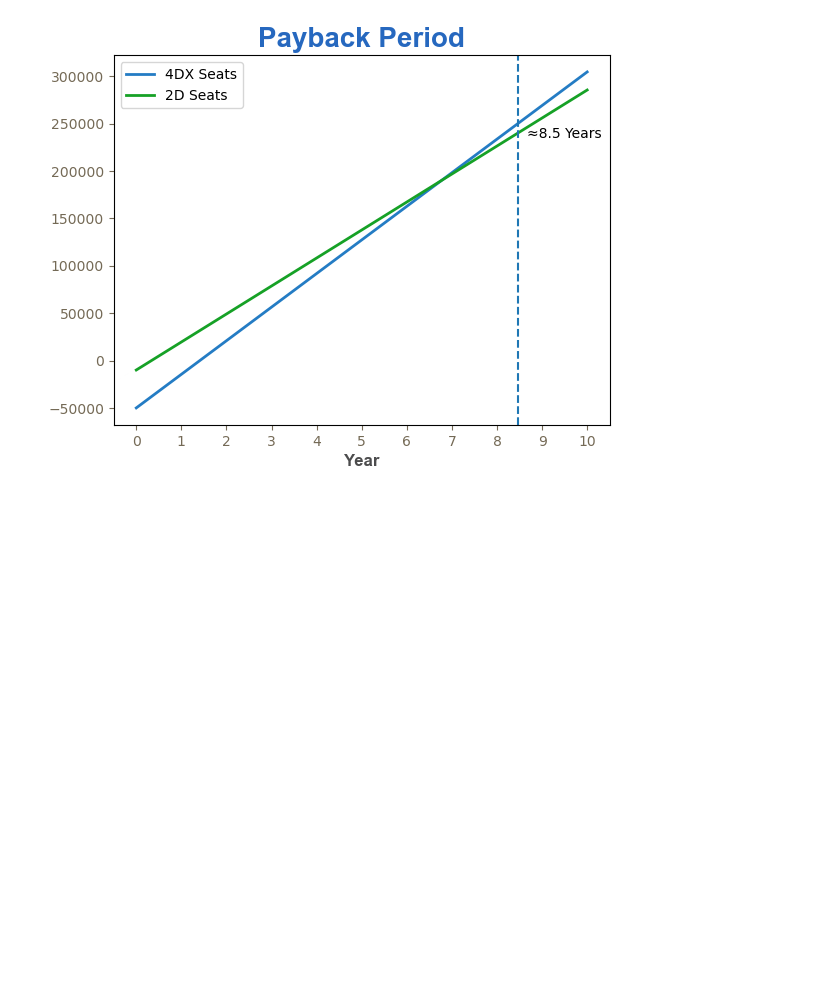
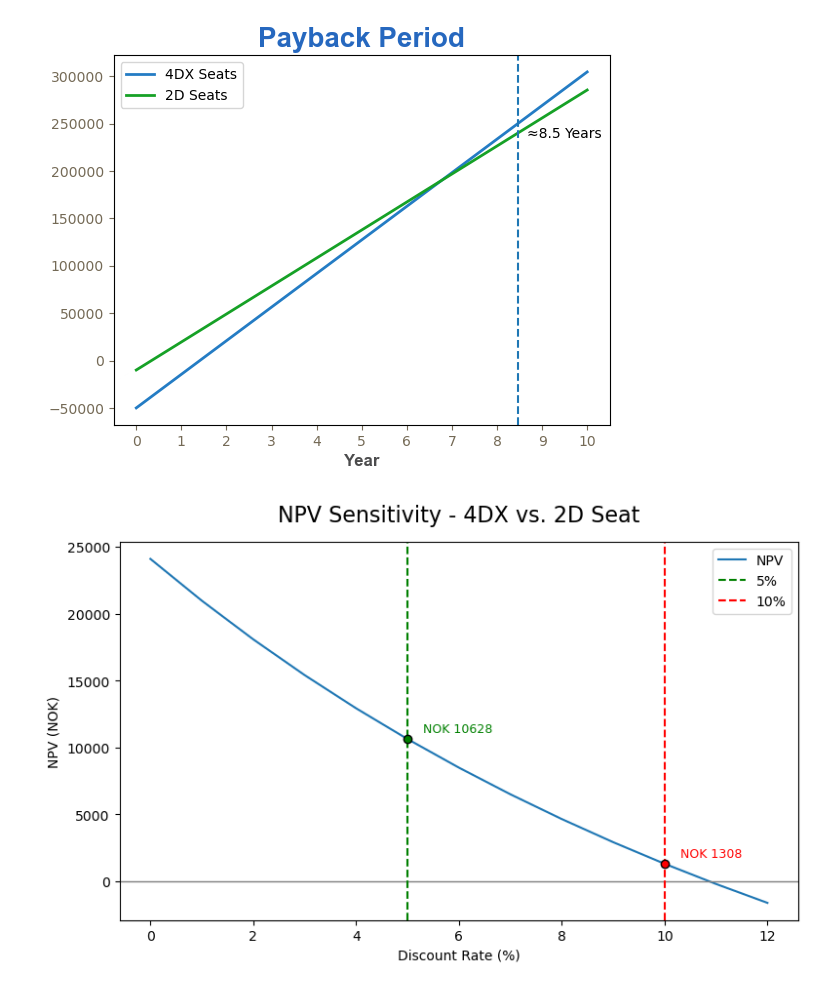
Before and after one commit to termineinar/TECH2-H25, a Jupyter notebook: workshops/Einars_fil/Matplotlib_Bro_code.ipynb, the cells around one changed output. Saved outputs shown, nothing was run; the diff lists cells and outputs as text; code cells hidden in the pictures; blank space fills up the shorter version.

```diff
--- a/workshops/Einars_fil/Matplotlib_Bro_code.ipynb
+++ b/workshops/Einars_fil/Matplotlib_Bro_code.ipynb
@@ -281,3 +281,71 @@ plt.text(-50000/(29544-35453)+0.2,235000, "≈8.5 Years")
 # %% [output]
 Text(8.661668641056016, 235000, '≈8.5 Years')
 [figure]
+# %%
+import numpy as np
+import matplotlib.pyplot as plt
+
+# --- Parameters (edit these) ---
+I = -35000      # Incremental investment (NOK), e.g., 4DX – 2D
+C = 5909        # Incremental annual cash inflow (NOK)
+n = 10          # Project life (years)
+min_rate = 0.00 # 0% (as decimal)
+max_rate = 0.12 # 12% (as decimal)
+step = 0.01     # 1% step
+mark_rates = [0.05, 0.10]  # 5% and 10%
+
+# --- Functions ---
+def npv(rate, invest=I, cash=C, years=n):
+    if rate == 0:
+        return invest + cash * years
+    return invest + cash * (1 - (1 + rate) ** -years) / rate
+
+# --- Compute series ---
+rates = np.arange(min_rate, max_rate + step, step)
+npvs = [npv(r) for r in rates]
+
+# --- Plot ---
+plt.figure(figsize=(8, 5))
+plt.plot(rates * 100, npvs, label="NPV" )
+
+
+plt.axhline(0, color='gray', linestyle='solid', linewidth=1)
+
+# Mark selected rates (5% and 10%)
+#for mr in mark_rates:
+   # plt.axvline(mr * 100, linestyle='--', linewidth=1, color="Gray",
+   #             label=f"{int(mr*100)}%")
+   # plt.scatter(mr * 100, npv(mr), color='black')
+   # plt.text(mr * 100 + 0.3, npv(mr) + 500,
+    #         f"{npv(mr):.0f} kr", fontsize=9)
+colors = ['Green', 'red']  # same length as mark_rates
+
+for mr, color in zip(mark_rates, colors):
+    plt.axvline(mr * 100, linestyle='--', linewidth=1.5,
+                color=color, label=f"{int(mr*100)}%")
+    plt.scatter(mr * 100, npv(mr), color=color, edgecolor='black', zorder=5)
+    plt.text(mr * 100 + 0.3, npv(mr) + 500,
+             f"NOK {npv(mr):.0f}", fontsize=9, color=color)
+
+
+#plt.axvline(10.9,linestyle='--', linewidth=1, color="Gray")
+#plt.axvline(1,linestyle='--', linewidth=1, color="Gray")
+
+plt.title("NPV Sensitivity - 4DX vs. 2D Seat",
+          fontsize=16, pad=15)
+plt.xlabel("Discount Rate (%)")
+plt.ylabel("NPV (NOK)")
+#plt.grid(alpha=0.3)
+plt.legend()
+plt.tight_layout()
+
+# --- Save figure ---
+#out_path = "NPV_sensitivity_4DX.png"
+#plt.savefig(out_path, dpi=300)
+#print(f"Saved chart to: {out_path}")
+
+# Optional: print exact NPVs at 5% and 10%
+#for mr in mark_rates:
+    #print(f"NPV at {int(mr*100)}% = {npv(mr):,.0f} NOK")
+# %% [output]
+[figure, added]
```
Also changed, not shown: parts of 1 cell of this notebook.
